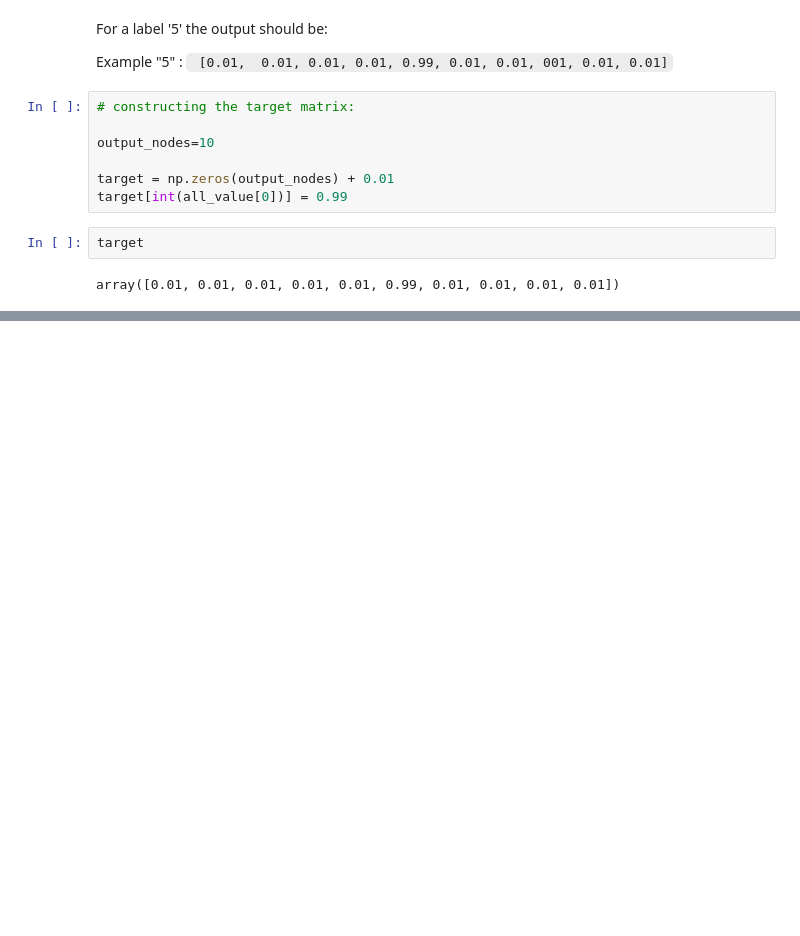
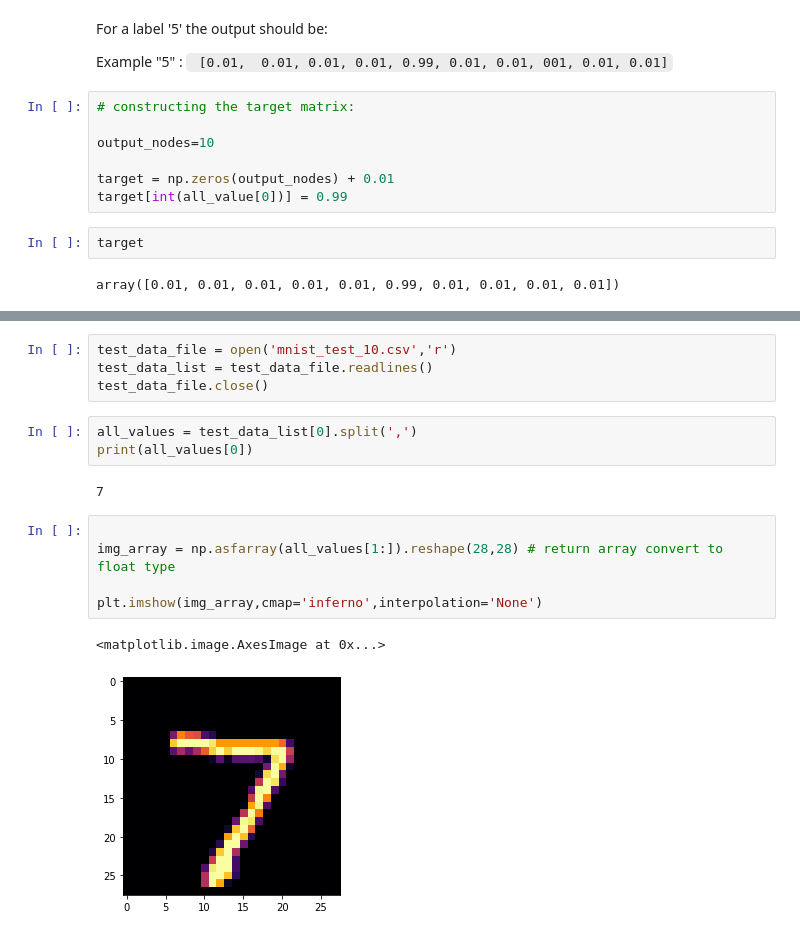
Before and after one commit to aenoboa1/ML-Coursera_AndrewNG, a Jupyter notebook: Week_4/Exercise3/neural_nets.ipynb, the cells around one changed output, grey strips where cells are left out. Drawn from its saved outputs; the diff is of its cells as text; blank space fills up the shorter version.

```diff
--- a/Week_4/Exercise3/neural_nets.ipynb
+++ b/Week_4/Exercise3/neural_nets.ipynb
@@ -446,0 +399,17 @@ array([0.01, 0.01, 0.01, 0.01, 0.01, 0.99, 0.01, 0.01, 0.01, 0.01])
+# %%
+test_data_file = open('mnist_test_10.csv','r')
+test_data_list = test_data_file.readlines()
+test_data_file.close()
+# %%
+all_values = test_data_list[0].split(',')
+print(all_values[0])
+# %% [output]
+7
+# %%
+
+img_array = np.asfarray(all_values[1:]).reshape(28,28) # return array convert to float type
+
+plt.imshow(img_array,cmap='inferno',interpolation='None')
+# %% [output]
+<matplotlib.image.AxesImage at 0x...>
+[figure, added]
```
Also changed, not shown: parts of 17 cells of this notebook.
